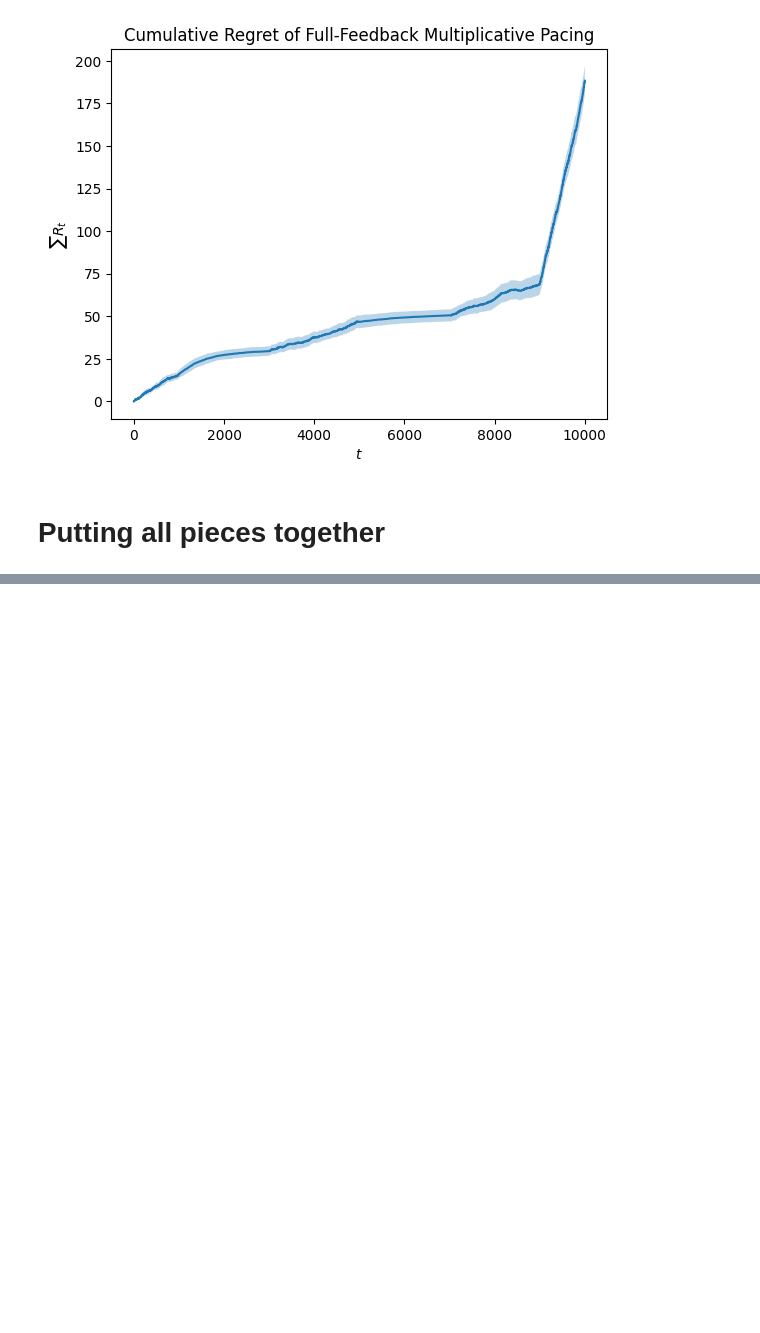
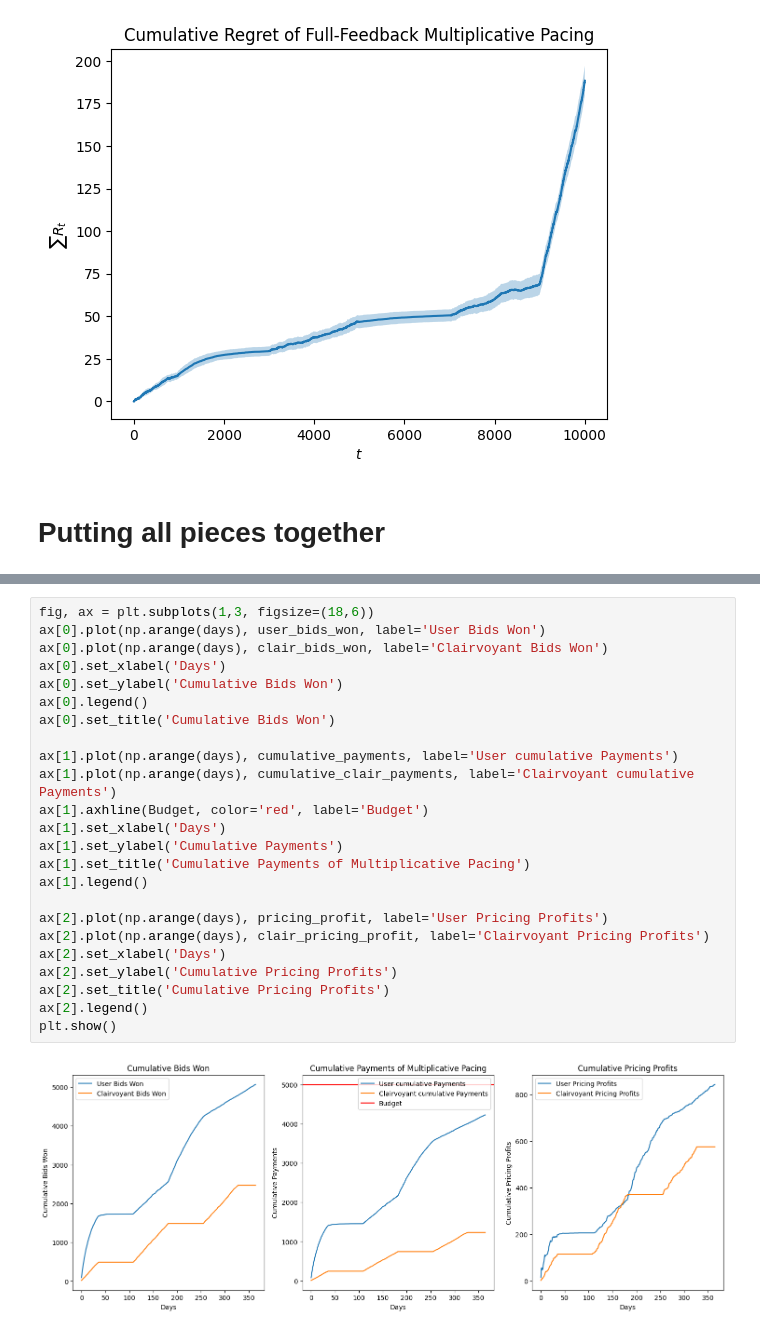
Before and after one commit to manuu1311/OLA-project, a Jupyter notebook: Deliverables/Requirement2/requirement2.ipynb, the cells around one changed output, grey strips where cells are left out. Saved outputs shown, nothing was run; the diff lists cells and outputs as text; blank space fills up the shorter version.

```diff
--- a/Deliverables/Requirement2/requirement2.ipynb
+++ b/Deliverables/Requirement2/requirement2.ipynb
@@ -442,0 +416,26 @@ plt.show()
+# %%
+fig, ax = plt.subplots(1,3, figsize=(18,6))
+ax[0].plot(np.arange(days), user_bids_won, label='User Bids Won')
+ax[0].plot(np.arange(days), clair_bids_won, label='Clairvoyant Bids Won')
+ax[0].set_xlabel('Days')
+ax[0].set_ylabel('Cumulative Bids Won')
+ax[0].legend()
+ax[0].set_title('Cumulative Bids Won')
+
+ax[1].plot(np.arange(days), cumulative_payments, label='User cumulative Payments')
+ax[1].plot(np.arange(days), cumulative_clair_payments, label='Clairvoyant cumulative Payments')
+ax[1].axhline(Budget, color='red', label='Budget')
+ax[1].set_xlabel('Days')
+ax[1].set_ylabel('Cumulative Payments')
+ax[1].set_title('Cumulative Payments of Multiplicative Pacing')
+ax[1].legend()
+
+ax[2].plot(np.arange(days), pricing_profit, label='User Pricing Profits')
+ax[2].plot(np.arange(days), clair_pricing_profit, label='Clairvoyant Pricing Profits')
+ax[2].set_xlabel('Days')
+ax[2].set_ylabel('Cumulative Pricing Profits')
+ax[2].set_title('Cumulative Pricing Profits')
+ax[2].legend()
+plt.show()
+# %% [output]
+[figure, added]
```
Also changed, not shown: parts of 12 cells of this notebook.
